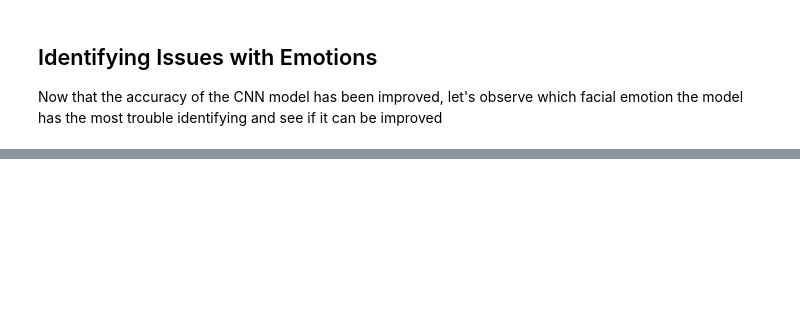
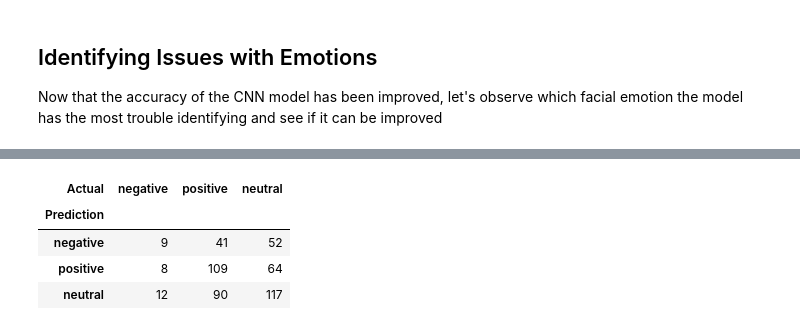
Before and after one commit to brianjinkim/Projects, a Jupyter notebook: Facial Emotion Recognition/Facial Emotion Classification.ipynb, the cells around one changed output, grey strips where cells are left out. Saved outputs shown, nothing was run; the diff lists cells and outputs as text; code cells hidden in the pictures; blank space fills up the shorter version.

```diff
--- a/Facial Emotion Recognition/Facial Emotion Classification.ipynb
+++ b/Facial Emotion Recognition/Facial Emotion Classification.ipynb
@@ -672,0 +741,24 @@ plt.show()
+# %%
+# convert id values into string values
+prediction_string = []
+actual_string = []
+
+for value in predictions.argmax(axis=-1):
+    prediction_string.append(dic[value])
+
+for value in batch_label.argmax(axis=-1):
+    actual_string.append(dic[value])
+
+
+# create categorical variables to input into crosstab
+prediction = pd.Categorical(prediction_string, categories=emotion_values)
+actual = pd.Categorical(actual_string, categories=emotion_values)
+
+num_cross = pd.crosstab(prediction, actual, rownames=['Prediction'], colnames=['Actual'])
+num_cross
+# %% [output]
+| Actual | negative | positive | neutral |
+| Prediction |  |  |  |
+| negative | 9 | 41 | 52 |
+| positive | 8 | 109 | 64 |
+| neutral | 12 | 90 | 117 |
```
Also changed, not shown: parts of 20 cells of this notebook, 1 other file.
